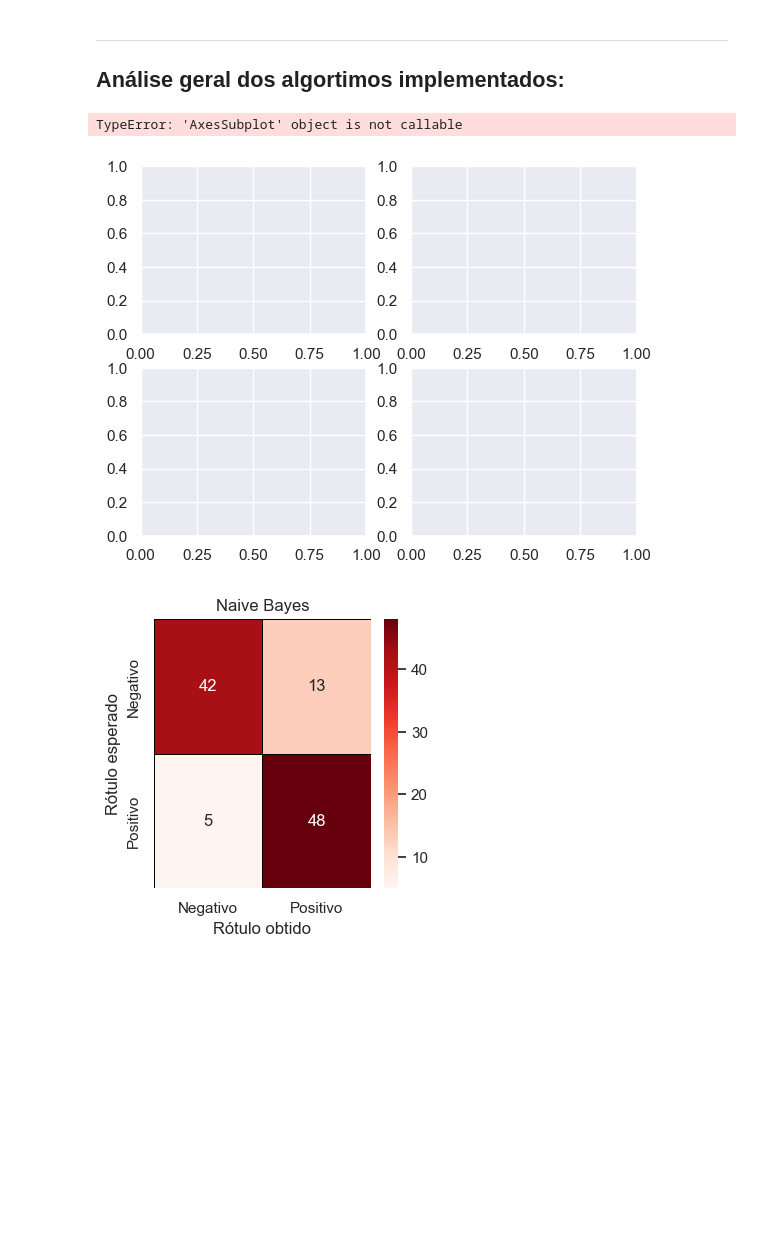
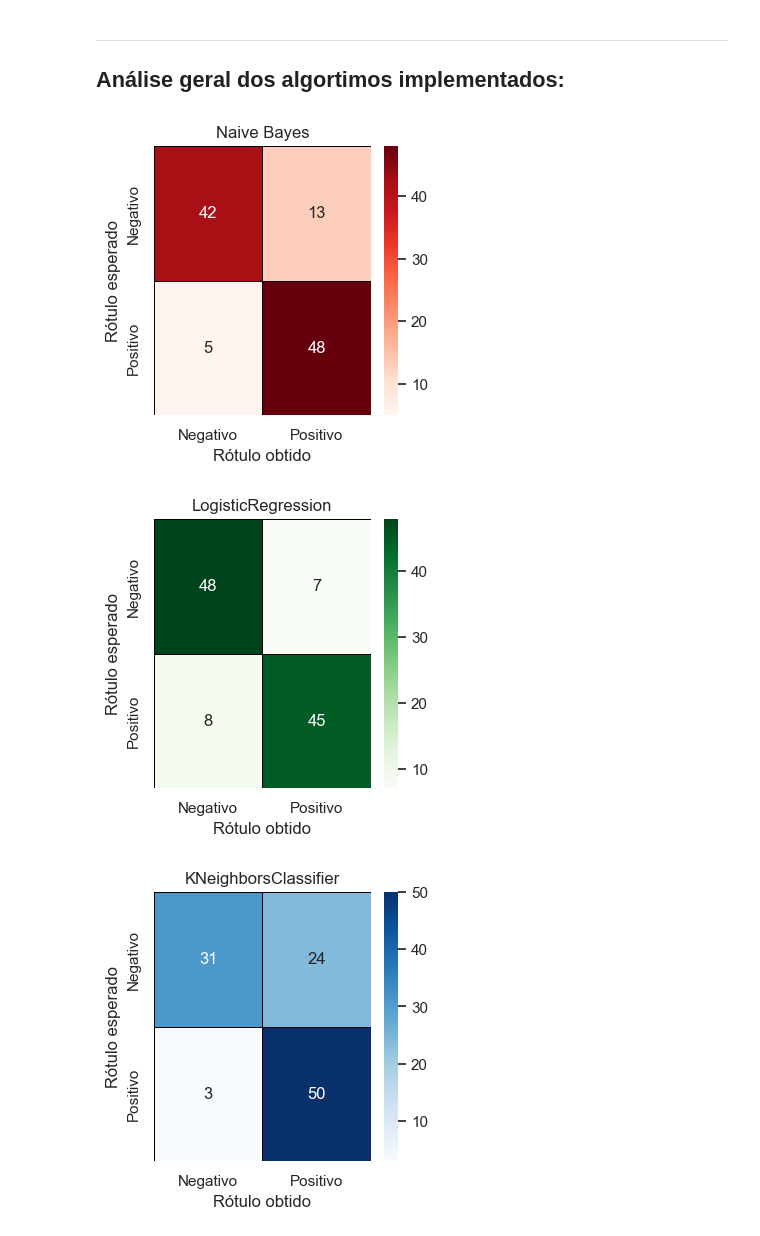
Before and after one commit to jhonatapers/MLPTweets, a Jupyter notebook: Tweets.ipynb, the cells around one changed output. Drawn from its saved outputs; the diff is of its cells as text; code cells hidden in the pictures; blank space fills up the shorter version.

Commit message:
add requirements.txt e terminando plot de graficos de analise

```diff
--- a/Tweets.ipynb
+++ b/Tweets.ipynb
@@ -572,15 +584,13 @@ def plot_matrix(y, color, title):
     plt.xlabel("Rótulo obtido")
     plt.ylabel("Rótulo esperado")
 # %%
-figure, axis = plt.subplots(2, 2)
-
-axis[0, 0] = plot_matrix(predicaoNB, 'Reds', 'Naive Bayes')
-axis[0, 1](predicaoLP, 'Greens', 'LogisticRegression')
-axis[1, 0](predicaoKNN, 'Blues', 'KNeighborsClassifier')
-axis[1, 1](predicaoMLP, 'Purples', 'MultiLayer Perceptron')
+plot_matrix(predicaoNB, 'Reds', 'Naive Bayes')
+plot_matrix(predicaoLP, 'Greens', 'LogisticRegression')
+plot_matrix(predicaoKNN, 'Blues', 'KNeighborsClassifier')
+plot_matrix(predicaoMLP, 'Purples', 'MultiLayer Perceptron')
 
 plt.show()
 # %% [output]
-TypeError: 'AxesSubplot' object is not callable
-[figure, old version]
+[figure, new version]
-[figure, old version]
+[figure, new version]
+[figure, added]
```
Also changed, not shown: parts of 2 cells of this notebook, 1 other file.
